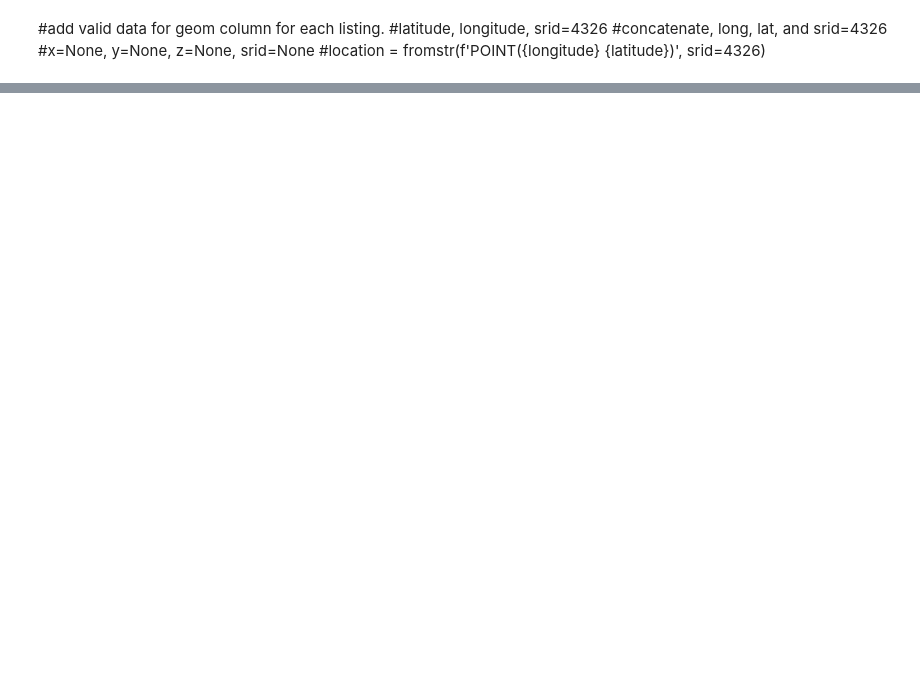
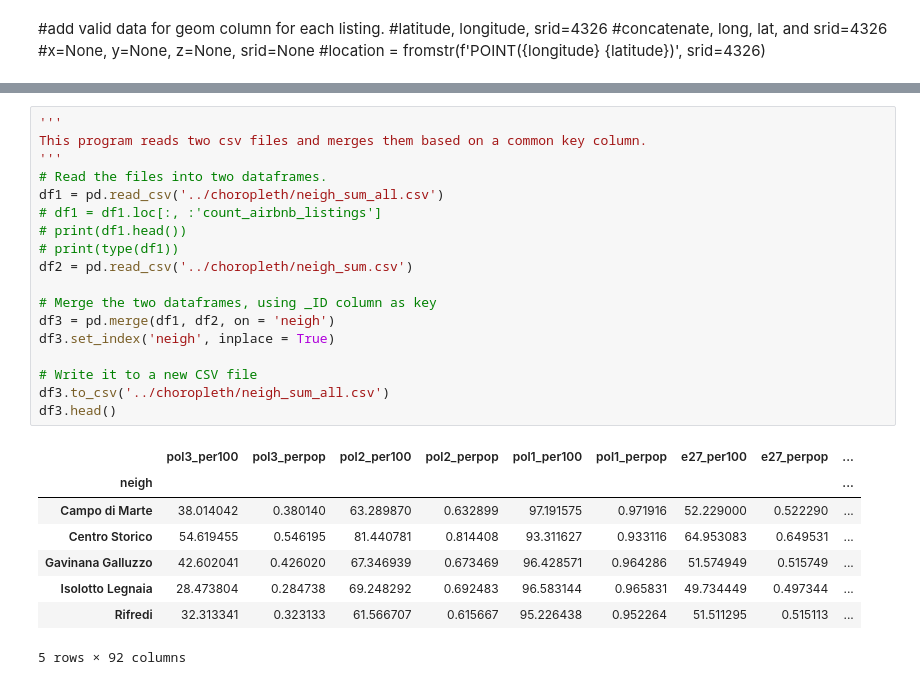
Before and after one commit to thiggimajig/thesis_app, a Jupyter notebook: processing.ipynb, the cells around one changed output, grey strips where cells are left out. Saved outputs shown, nothing was run; the diff lists cells and outputs as text; blank space fills up the shorter version.

```diff
--- a/processing.ipynb
+++ b/processing.ipynb
@@ -461,0 +449,27 @@ create_geocensus_variables('../thesis_app/Out_CSV/ia_1_27_222022_03_23_18_40_54_
+# %%
+'''
+This program reads two csv files and merges them based on a common key column.
+'''
+# Read the files into two dataframes.
+df1 = pd.read_csv('../choropleth/neigh_sum_all.csv')
+# df1 = df1.loc[:, :'count_airbnb_listings']
+# print(df1.head())
+# print(type(df1))
+df2 = pd.read_csv('../choropleth/neigh_sum.csv')
+
+# Merge the two dataframes, using _ID column as key
+df3 = pd.merge(df1, df2, on = 'neigh')
+df3.set_index('neigh', inplace = True)
+
+# Write it to a new CSV file
+df3.to_csv('../choropleth/neigh_sum_all.csv')
+df3.head()
+# %% [output]
+|  | pol3_per100 | pol3_perpop | pol2_per100 | pol2_perpop | pol1_per100 | pol1_perpop | e27_per100 | e27_perpop | ... |
+| neigh |  |  |  |  |  |  |  |  | ... |
+| Campo di Marte | 38.014042 | 0.380140 | 63.289870 | 0.632899 | 97.191575 | 0.971916 | 52.229000 | 0.522290 | ... |
+| Centro Storico | 54.619455 | 0.546195 | 81.440781 | 0.814408 | 93.311627 | 0.933116 | 64.953083 | 0.649531 | ... |
+| Gavinana Galluzzo | 42.602041 | 0.426020 | 67.346939 | 0.673469 | 96.428571 | 0.964286 | 51.574949 | 0.515749 | ... |
+| Isolotto Legnaia | 28.473804 | 0.284738 | 69.248292 | 0.692483 | 96.583144 | 0.965831 | 49.734449 | 0.497344 | ... |
+| Rifredi | 32.313341 | 0.323133 | 61.566707 | 0.615667 | 95.226438 | 0.952264 | 51.511295 | 0.515113 | ... |
+5 rows × 92 columns
```
Also changed, not shown: parts of 13 cells of this notebook, 23 other files.
